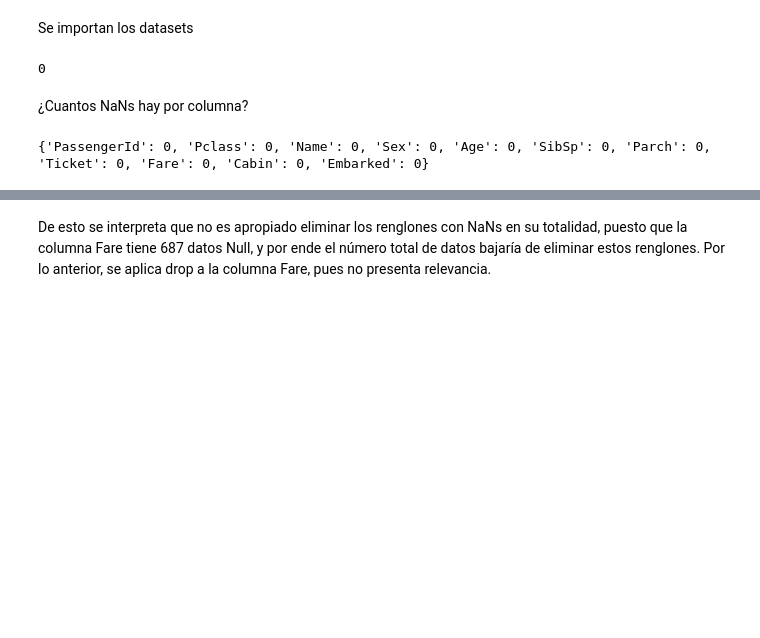
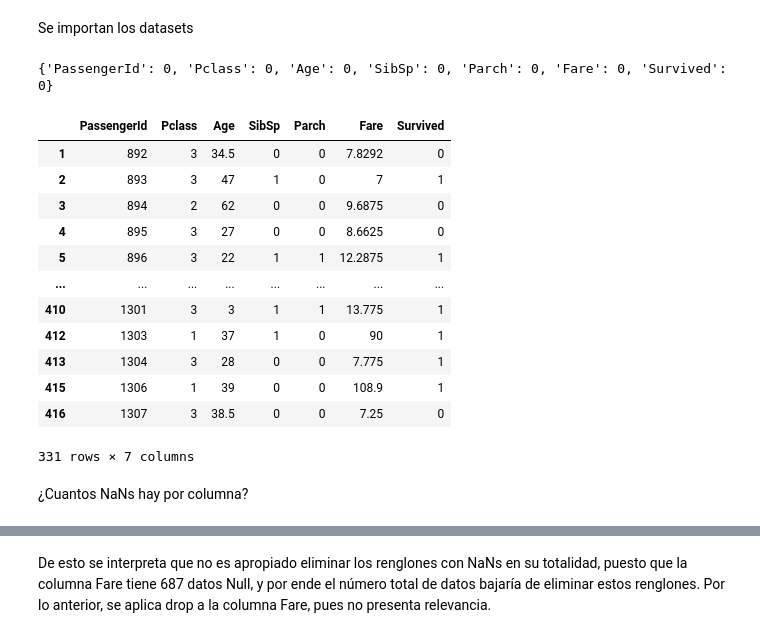
Before and after one commit to 1dgog/TC3006C_portafolio_m2, a Jupyter notebook: titanic.ipynb, the cells around one changed output, grey strips where cells are left out. Cells and saved outputs as stored; diff of their text form; code cells hidden in the pictures; blank space fills up the shorter version.

```diff
--- a/titanic.ipynb
+++ b/titanic.ipynb
@@ -30,37 +32,57 @@ Se importan los datasets
 # %%
 columns = ["PassengerId","Survived","Pclass","Name","Sex","Age","SibSp","Parch","Ticket","Fare","Cabin","Embarked"]
 df_train = pd.read_csv('train.csv', names = columns)
 df_train = df_train.iloc[1: , :]
 df_train = df_train.drop(columns = "Cabin")
 df_train = df_train.dropna()
 
 ## las columnas inecesarias se desechan, como cabin y embarked
 
 dfInput = df_train[["PassengerId","Pclass","Age","SibSp","Parch","Fare"]]
 dfOutput = df_train["Survived"]
 
 ## gender
 
 columns = ["PassengerId","Survived"]
 df_gender = pd.read_csv('gender_submission.csv',names = columns)
 df_gender = df_gender.iloc[1: , :]
 
 ## test
 
 columns = ["PassengerId","Pclass","Name","Sex","Age","SibSp","Parch","Ticket","Fare","Cabin","Embarked"]
 df_test = pd.read_csv('test.csv',names = columns)
 df_test = df_test.iloc[1: , :]
-df_test = df_test.dropna()
 dftestInput = df_test[["PassengerId","Pclass","Age","SibSp","Parch","Fare"]]
 dftestOutput = df_gender["Survived"]
+dfagain = pd.concat([dftestInput,dftestOutput],axis=1)
+dfagain = dfagain.dropna()
+dftestInput = dfagain[["PassengerId","Pclass","Age","SibSp","Parch","Fare"]]
+dftestOutput = dfagain["Survived"]
+
+
+df_test.shape
+df_gender.shape
+dftestOutput.isnull().sum().sum()
+x = {}
+for ii in dfagain:
+  x[ii] = dfagain[ii].isnull().sum().sum()
+print(x) ## se encuentra que hay 87 nulls en age, por lo que se debe de hacer un drop que corresponda
+
+dfagain
 # %% [output]
-0
+{'PassengerId': 0, 'Pclass': 0, 'Age': 0, 'SibSp': 0, 'Parch': 0, 'Fare': 0, 'Survived': 0}
+|  | PassengerId | Pclass | Age | SibSp | Parch | Fare | Survived |
+| 1 | 892 | 3 | 34.5 | 0 | 0 | 7.8292 | 0 |
+| 2 | 893 | 3 | 47 | 1 | 0 | 7 | 1 |
+| 3 | 894 | 2 | 62 | 0 | 0 | 9.6875 | 0 |
+| 4 | 895 | 3 | 27 | 0 | 0 | 8.6625 | 0 |
+| 5 | 896 | 3 | 22 | 1 | 1 | 12.2875 | 1 |
+| ... | ... | ... | ... | ... | ... | ... | ... |
+| 410 | 1301 | 3 | 3 | 1 | 1 | 13.775 | 1 |
+| 412 | 1303 | 1 | 37 | 1 | 0 | 90 | 1 |
+| 413 | 1304 | 3 | 28 | 0 | 0 | 7.775 | 1 |
+| 415 | 1306 | 1 | 39 | 0 | 0 | 108.9 | 1 |
+| 416 | 1307 | 3 | 38.5 | 0 | 0 | 7.25 | 0 |
+331 rows × 7 columns
 # %% [markdown]
 ¿Cuantos NaNs hay por columna?
-# %%
-x = {}
-for ii in df_test:
-  x[ii] = df_test[ii].isnull().sum().sum()
-print(x)
-# %% [output]
-{'PassengerId': 0, 'Pclass': 0, 'Name': 0, 'Sex': 0, 'Age': 0, 'SibSp': 0, 'Parch': 0, 'Ticket': 0, 'Fare': 0, 'Cabin': 0, 'Embarked': 0}
```
Also changed, not shown: parts of 5 cells of this notebook.
